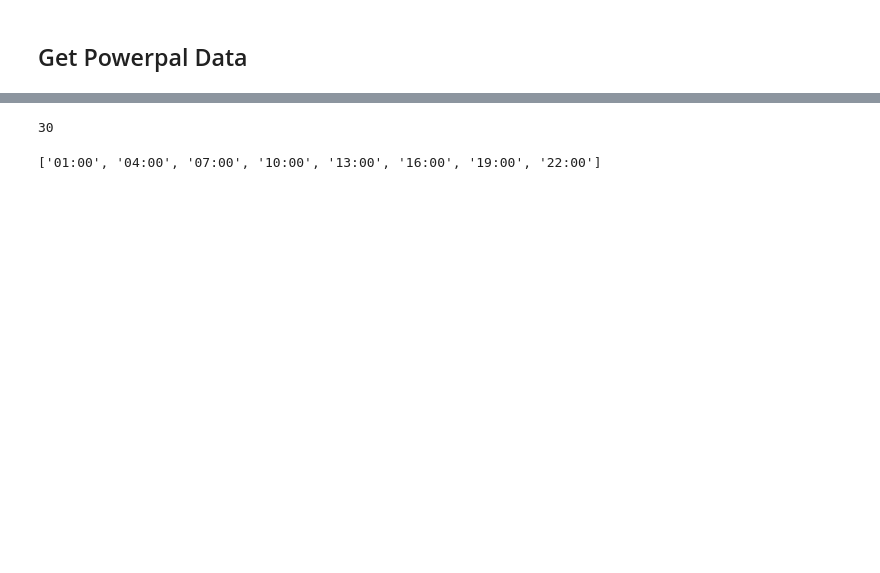
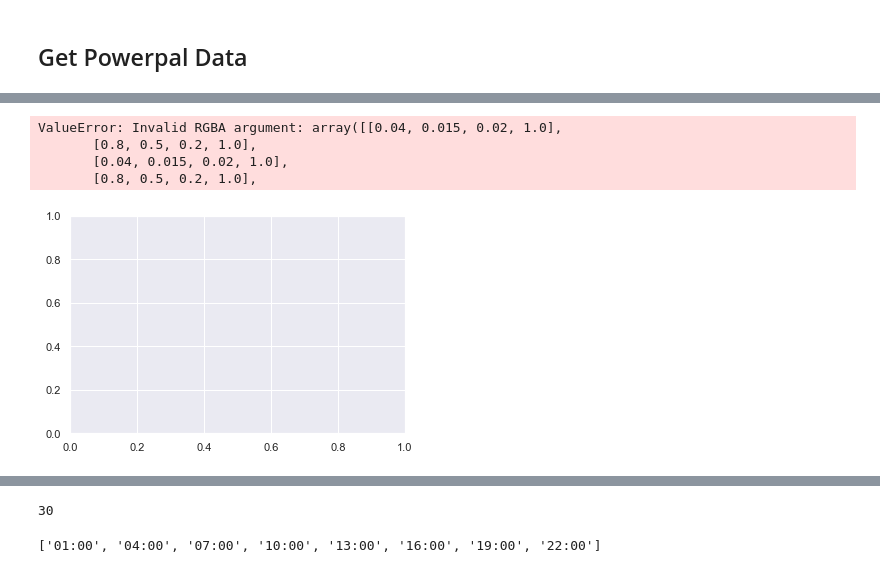
Before and after one commit to Hoops01/MeterDataAnalysis, a Jupyter notebook: MeterDataExtract.ipynb, the cells around one changed output, grey strips where cells are left out. Drawn from its saved outputs; the diff is of its cells as text; code cells hidden in the pictures; blank space fills up the shorter version.

```diff
--- a/MeterDataExtract.ipynb
+++ b/MeterDataExtract.ipynb
@@ -544,0 +516,18 @@ np.shape(p)
+# %%
+import numpy as np
+import matplotlib.pyplot as plt
+
+colorlist = np.array(
+    ([(0.04, 0.015, 0.02, 1.0)] * 1 + [(0.8, 0.5, 0.2, 1.0)] * 1) * 16, dtype=object
+)
+
+fig, ax = plt.subplots()
+y = np.ones(32)
+x = np.linspace(1,32,32)
+ax.bar(x, y, facecolor = colorlist)
+# %% [output]
+ValueError: Invalid RGBA argument: array([[0.04, 0.015, 0.02, 1.0],
+       [0.8, 0.5, 0.2, 1.0],
+       [0.04, 0.015, 0.02, 1.0],
+       [0.8, 0.5, 0.2, 1.0],
+[figure, added]
```
Also changed, not shown: parts of 93 cells of this notebook.
